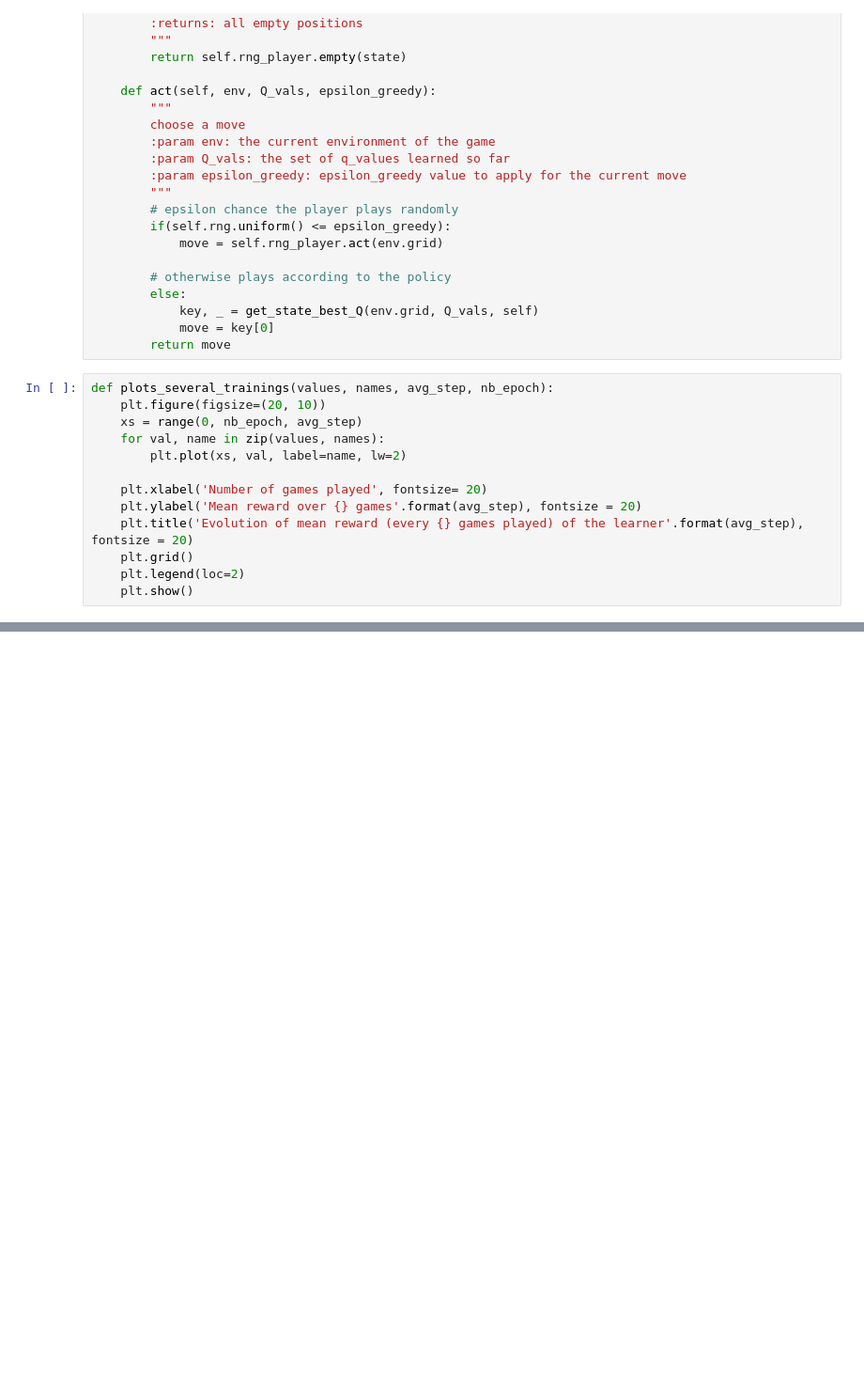
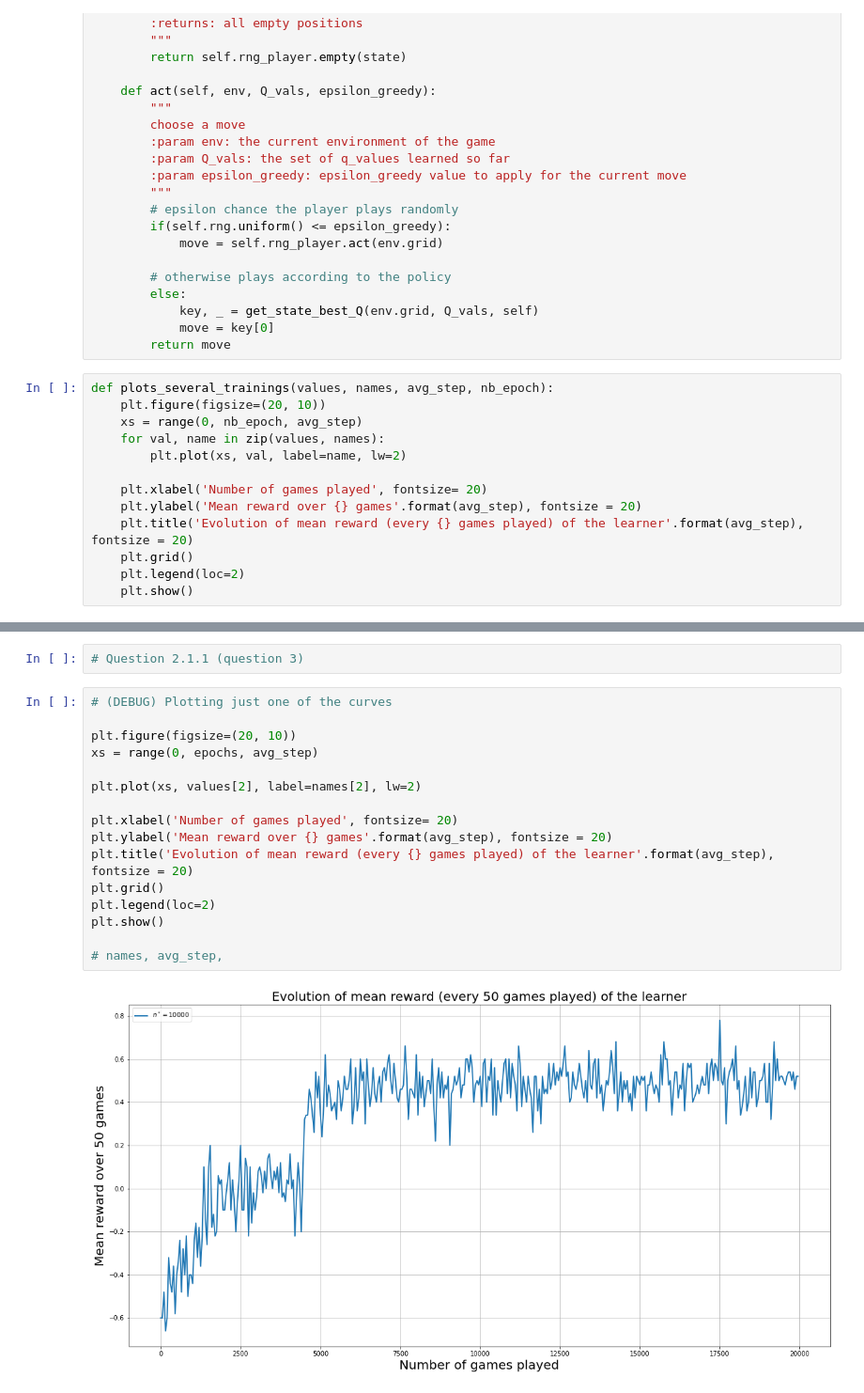
Before and after one commit to Ingloryon/ANN2022_TicTacToe, a Jupyter notebook: QLearning.ipynb, the cells around one changed output, grey strips where cells are left out. Shown at 94% size. Cells and saved outputs as stored; diff of their text form; blank space fills up the shorter version.

```diff
--- a/QLearning.ipynb
+++ b/QLearning.ipynb
@@ -306,0 +312,20 @@ plots_several_trainings(values, names, avg_step, epochs)
+# %%
+# Question 2.1.1 (question 3)
+# %%
+# (DEBUG) Plotting just one of the curves
+
+plt.figure(figsize=(20, 10))
+xs = range(0, epochs, avg_step)
+
+plt.plot(xs, values[2], label=names[2], lw=2)
+
+plt.xlabel('Number of games played', fontsize= 20)
+plt.ylabel('Mean reward over {} games'.format(avg_step), fontsize = 20)
+plt.title('Evolution of mean reward (every {} games played) of the learner'.format(avg_step), fontsize = 20)
+plt.grid()
+plt.legend(loc=2)
+plt.show()
+
+# names, avg_step,
+# %% [output]
+[figure, added]
```
Also changed, not shown: parts of 14 cells of this notebook, 1 other file.
